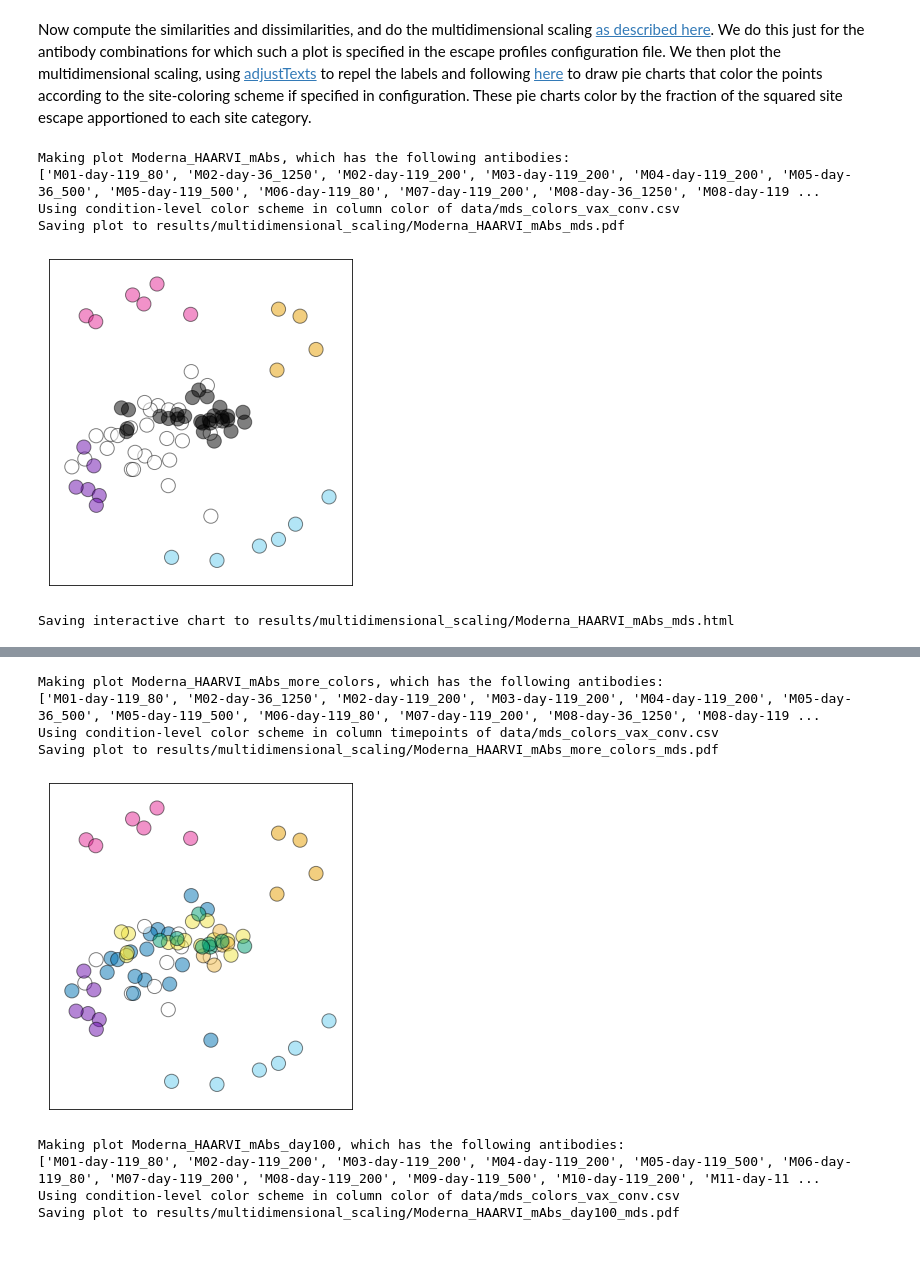
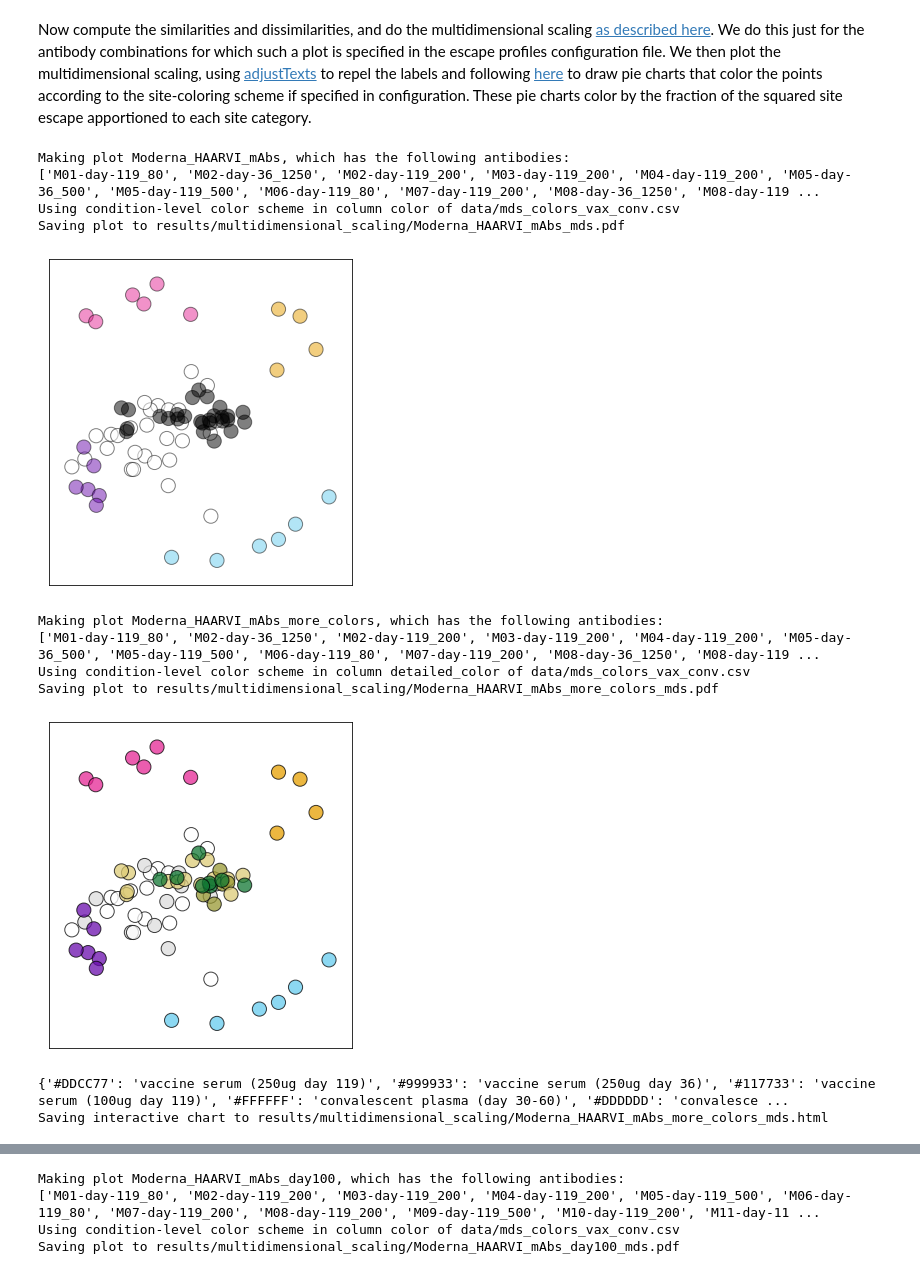
Before and after one commit to jbloomlab/SARS-CoV-2-RBD_MAP_Moderna, a Jupyter notebook: mds_escape_profiles.ipynb, the cells around one changed output, grey strips where cells are left out. Cells and saved outputs as stored; diff of their text form; code cells hidden in the pictures.

Commit message:
improve Altair interactive MDS plot

```diff
--- a/mds_escape_profiles.ipynb
+++ b/mds_escape_profiles.ipynb
@@ -286,15 +286,22 @@ for name, specs in mds_config.items():
     plt.show(fig)
     plt.close(fig)
 
-    # make Altair versions for one specific plot
-    if name != 'Moderna_HAARVI_mAbs':
+    # make Altair versions for one specific plot (hard-coded!)
+    if name != 'Moderna_HAARVI_mAbs_more_colors':
         continue
-    color_to_class = {'#000000': 'vaccine sera',
-                      '#66CCEE': 'class 3 antibody',
-                      '#6a0dad': 'class 2 antibody',
-                      '#E52794': 'class 1 antibody',
-                      '#E69F00': 'class 4 antibody',
-                      '#FFFFFF': 'convalescent plasma'}
+    #df.set_index('id').to_dict()
+    color_df = (pd.read_csv('./data/mds_colors_vax_conv.csv')
+                [['detailed_group', 'detailed_color']]
+                .drop_duplicates()
+               )
+    color_to_class = color_df.set_index('detailed_color')['detailed_group'].to_dict()
+    print(color_to_class)
+#     color_to_class = {'#000000': 'vaccine sera',
+#                       '#66CCEE': 'class 3 antibody',
+#                       '#6a0dad': 'class 2 antibody',
+#                       '#E52794': 'class 1 antibody',
+#                       '#E69F00': 'class 4 antibody',
+#                       '#FFFFFF': 'convalescent plasma'}
     class_to_color = {val: key for key, val in color_to_class.items()}
     alt_df = pd.DataFrame({'x': xs,
                            'y': ys,
@@ -312,42 +319,43 @@ for name, specs in mds_config.items():
                         ),
                 y=alt.Y('y:Q',
                         axis=alt.Axis(title=None,
                                       grid=False,
                                       labels=False,
                                       ticks=False,
                                       ),
                         ),
                 color=alt.Color('class:N',
                                 scale=alt.Scale(range=[val for _, val in sorted(class_to_color.items())])
                                 ),
                 tooltip=['antibody / sera', 'class'],
                 )
-        .mark_circle(size=100,
+        .mark_circle(size=200,
                      stroke='black',
-                     opacity=0.6,
+                     opacity=0.75,
                      )
         .properties(width=400,
                     height=400)
         .configure_view(strokeWidth=1,
                         stroke='black')
         )
     int_chart_file = os.path.splitext(plotfile)[0] + '.html'
     print(f"Saving interactive chart to {int_chart_file}")
     display(chart)
     chart.save(int_chart_file)
 # %% [output]
 Making plot Moderna_HAARVI_mAbs, which has the following antibodies:
 ['M01-day-119_80', 'M02-day-36_1250', 'M02-day-119_200', 'M03-day-119_200', 'M04-day-119_200', 'M05-day-36_500', 'M05-day-119_500', 'M06-day-119_80', 'M07-day-119_200', 'M08-day-36_1250', 'M08-day-119 ...
 Using condition-level color scheme in column color of data/mds_colors_vax_conv.csv
 Saving plot to results/multidimensional_scaling/Moderna_HAARVI_mAbs_mds.pdf
 [figure]
-Saving interactive chart to results/multidimensional_scaling/Moderna_HAARVI_mAbs_mds.html
+Making plot Moderna_HAARVI_mAbs_more_colors, which has the following antibodies:
+['M01-day-119_80', 'M02-day-36_1250', 'M02-day-119_200', 'M03-day-119_200', 'M04-day-119_200', 'M05-day-36_500', 'M05-day-119_500', 'M06-day-119_80', 'M07-day-119_200', 'M08-day-36_1250', 'M08-day-119 ...
+Using condition-level color scheme in column detailed_color of data/mds_colors_vax_conv.csv
+Saving plot to results/multidimensional_scaling/Moderna_HAARVI_mAbs_more_colors_mds.pdf
+[figure, new version]
+{'#DDCC77': 'vaccine serum (250ug day 119)', '#999933': 'vaccine serum (250ug day 36)', '#117733': 'vaccine serum (100ug day 119)', '#FFFFFF': 'convalescent plasma (day 30-60)', '#DDDDDD': 'convalesce ...
+Saving interactive chart to results/multidimensional_scaling/Moderna_HAARVI_mAbs_more_colors_mds.html
 [interactive output not drawn]
-Making plot Moderna_HAARVI_mAbs_more_colors, which has the following antibodies:
-['M01-day-119_80', 'M02-day-36_1250', 'M02-day-119_200', 'M03-day-119_200', 'M04-day-119_200', 'M05-day-36_500', 'M05-day-119_500', 'M06-day-119_80', 'M07-day-119_200', 'M08-day-36_1250', 'M08-day-119 ...
-Using condition-level color scheme in column timepoints of data/mds_colors_vax_conv.csv
-Saving plot to results/multidimensional_scaling/Moderna_HAARVI_mAbs_more_colors_mds.pdf
-[figure, old version]
 Making plot Moderna_HAARVI_mAbs_day100, which has the following antibodies:
 ['M01-day-119_80', 'M02-day-119_200', 'M03-day-119_200', 'M04-day-119_200', 'M05-day-119_500', 'M06-day-119_80', 'M07-day-119_200', 'M08-day-119_200', 'M09-day-119_500', 'M10-day-119_200', 'M11-day-11 ...
 Using condition-level color scheme in column color of data/mds_colors_vax_conv.csv
```
Also changed, not shown: 4 other files.
